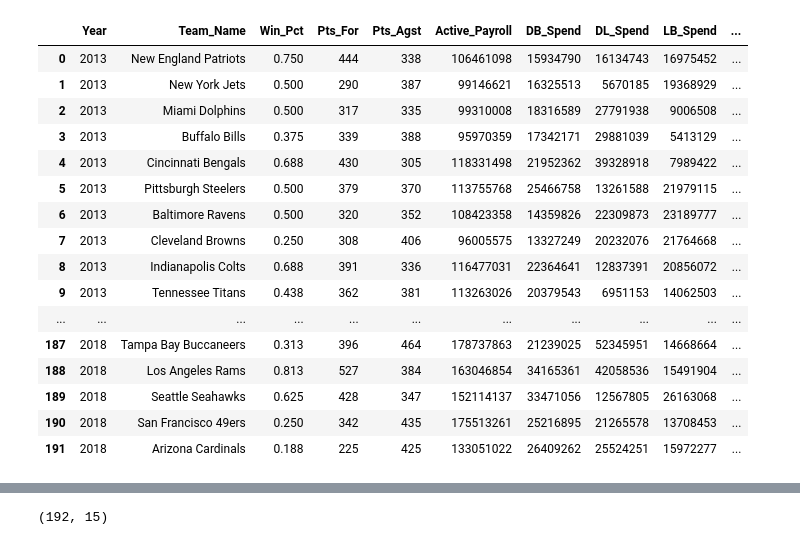
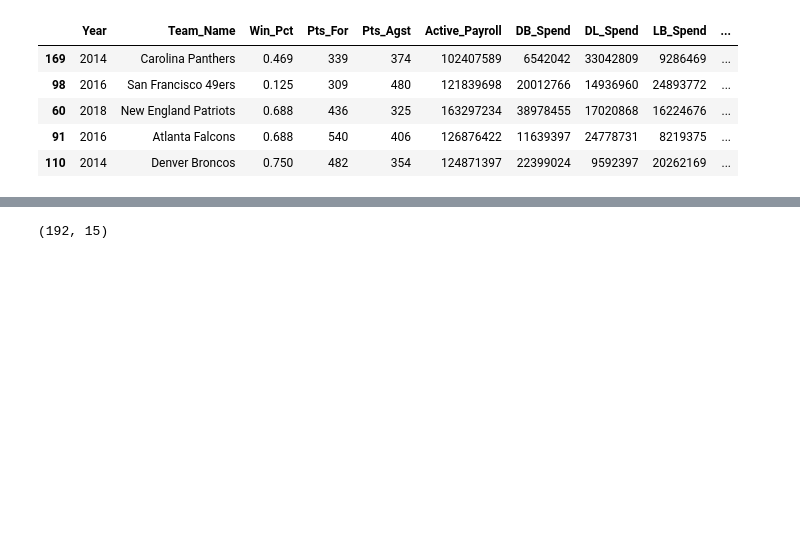
Before and after one commit to DavidLevy310/NFLAssetAllocation, a Jupyter notebook: Project1_DataFrameMerge_DataCleaning.ipynb, the cells around one changed output, grey strips where cells are left out. Drawn from its saved outputs; the diff is of its cells as text; code cells hidden in the pictures; blank space fills up the shorter version.

```diff
--- a/Project1_DataFrameMerge_DataCleaning.ipynb
+++ b/Project1_DataFrameMerge_DataCleaning.ipynb
@@ -63,22 +41,11 @@ NFLSalary
 DF = pd.merge(NFLWins,NFLSalary, on=['Year','Team_Name'])
 # %%
 #View Merged DataFrame
-DF
+DF.sample(5)
 # %% [output]
 |  | Year | Team_Name | Win_Pct | Pts_For | Pts_Agst | Active_Payroll | DB_Spend | DL_Spend | LB_Spend | ... |
-| 0 | 2013 | New England Patriots | 0.750 | 444 | 338 | 106461098 | 15934790 | 16134743 | 16975452 | ... |
-| 1 | 2013 | New York Jets | 0.500 | 290 | 387 | 99146621 | 16325513 | 5670185 | 19368929 | ... |
-| 2 | 2013 | Miami Dolphins | 0.500 | 317 | 335 | 99310008 | 18316589 | 27791938 | 9006508 | ... |
-| 3 | 2013 | Buffalo Bills | 0.375 | 339 | 388 | 95970359 | 17342171 | 29881039 | 5413129 | ... |
-| 4 | 2013 | Cincinnati Bengals | 0.688 | 430 | 305 | 118331498 | 21952362 | 39328918 | 7989422 | ... |
-| 5 | 2013 | Pittsburgh Steelers | 0.500 | 379 | 370 | 113755768 | 25466758 | 13261588 | 21979115 | ... |
-| 6 | 2013 | Baltimore Ravens | 0.500 | 320 | 352 | 108423358 | 14359826 | 22309873 | 23189777 | ... |
-| 7 | 2013 | Cleveland Browns | 0.250 | 308 | 406 | 96005575 | 13327249 | 20232076 | 21764668 | ... |
-| 8 | 2013 | Indianapolis Colts | 0.688 | 391 | 336 | 116477031 | 22364641 | 12837391 | 20856072 | ... |
-| 9 | 2013 | Tennessee Titans | 0.438 | 362 | 381 | 113263026 | 20379543 | 6951153 | 14062503 | ... |
-| ... | ... | ... | ... | ... | ... | ... | ... | ... | ... | ... |
-| 187 | 2018 | Tampa Bay Buccaneers | 0.313 | 396 | 464 | 178737863 | 21239025 | 52345951 | 14668664 | ... |
-| 188 | 2018 | Los Angeles Rams | 0.813 | 527 | 384 | 163046854 | 34165361 | 42058536 | 15491904 | ... |
-| 189 | 2018 | Seattle Seahawks | 0.625 | 428 | 347 | 152114137 | 33471056 | 12567805 | 26163068 | ... |
-| 190 | 2018 | San Francisco 49ers | 0.250 | 342 | 435 | 175513261 | 25216895 | 21265578 | 13708453 | ... |
-| 191 | 2018 | Arizona Cardinals | 0.188 | 225 | 425 | 133051022 | 26409262 | 25524251 | 15972277 | ... |
+| 169 | 2014 | Carolina Panthers | 0.469 | 339 | 374 | 102407589 | 6542042 | 33042809 | 9286469 | ... |
+| 98 | 2016 | San Francisco 49ers | 0.125 | 309 | 480 | 121839698 | 20012766 | 14936960 | 24893772 | ... |
+| 60 | 2018 | New England Patriots | 0.688 | 436 | 325 | 163297234 | 38978455 | 17020868 | 16224676 | ... |
+| 91 | 2016 | Atlanta Falcons | 0.688 | 540 | 406 | 126876422 | 11639397 | 24778731 | 8219375 | ... |
+| 110 | 2014 | Denver Broncos | 0.750 | 482 | 354 | 124871397 | 22399024 | 9592397 | 20262169 | ... |
```
Also changed, not shown: parts of 6 cells of this notebook, 1 other file.
